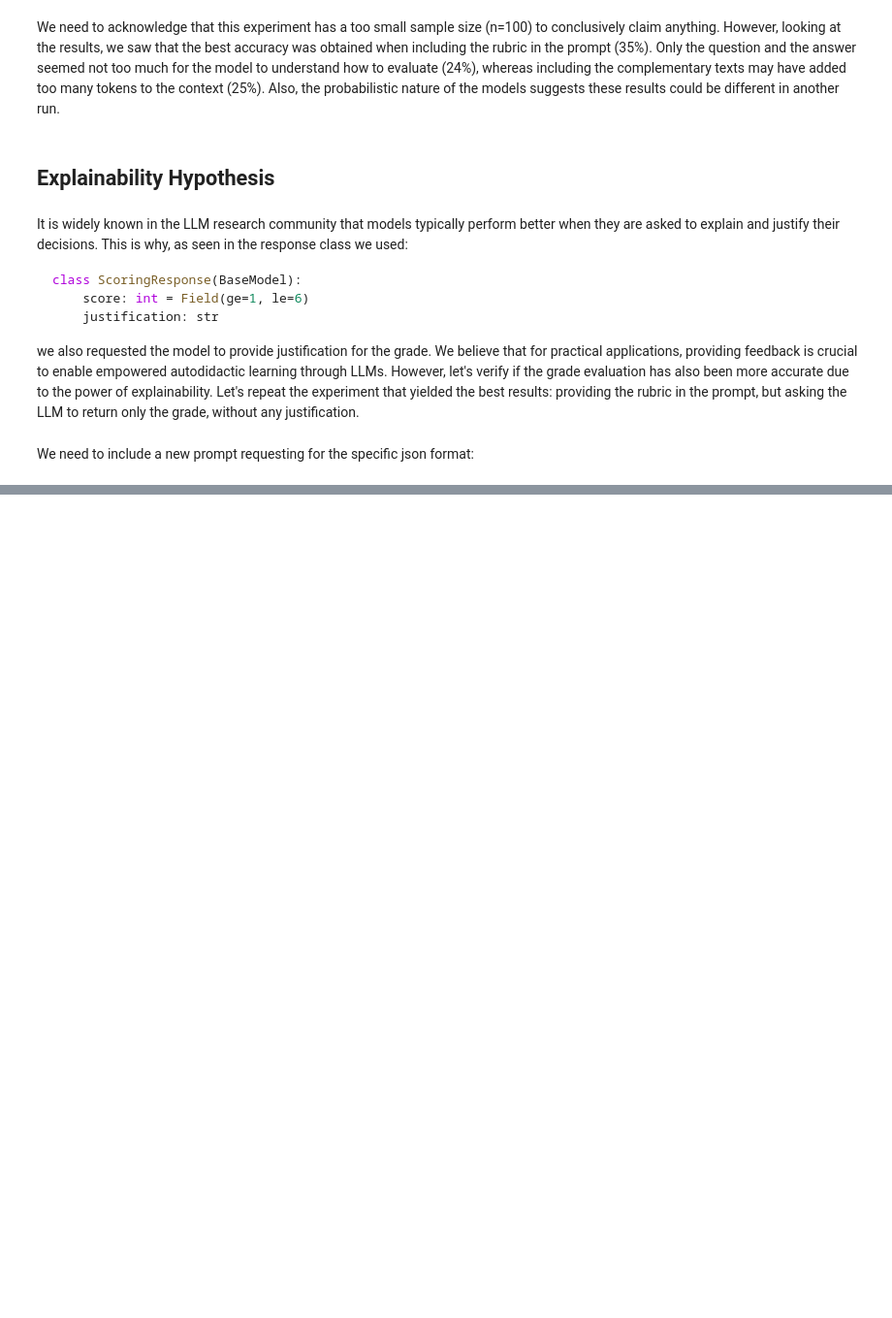
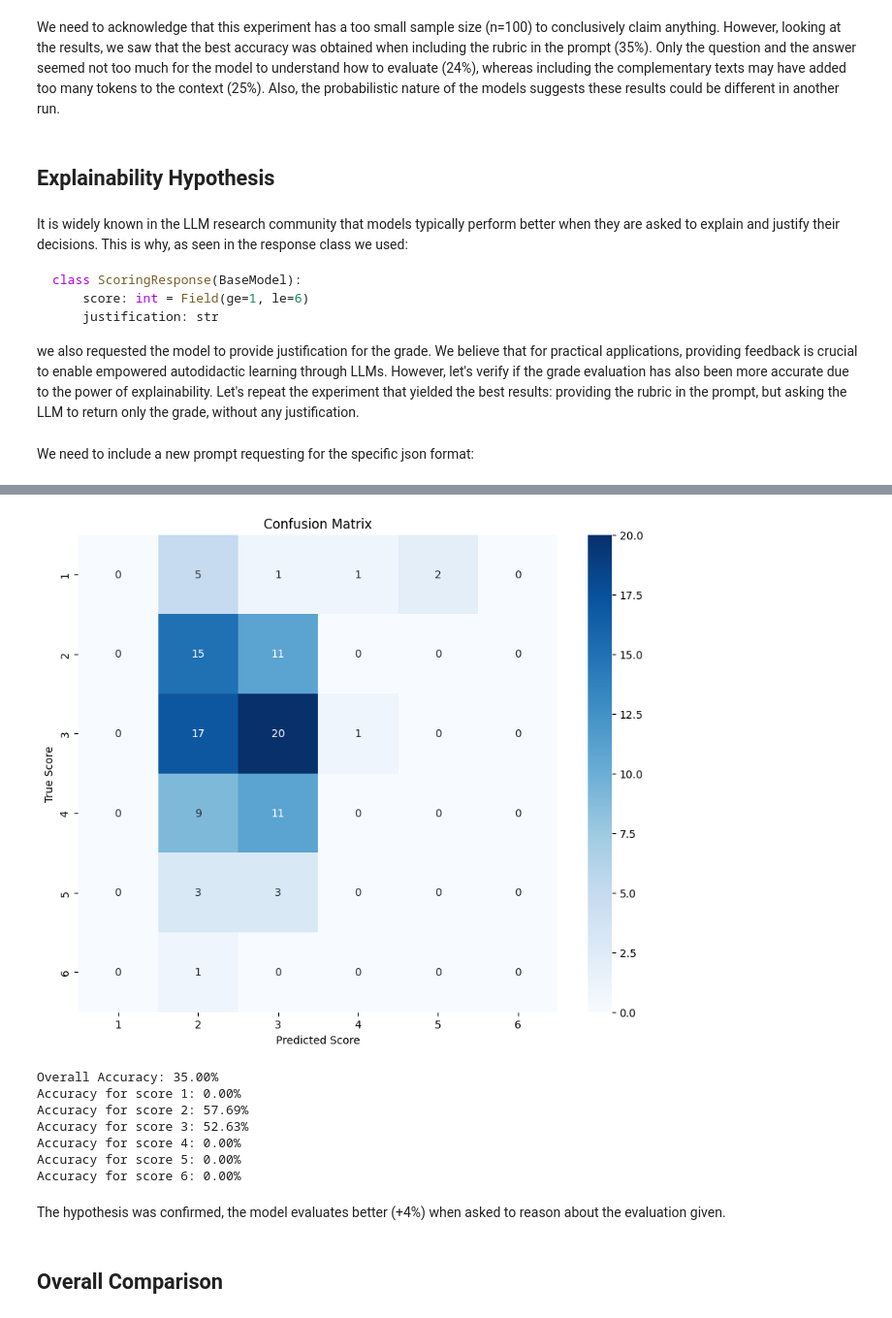
Before and after one commit to alvaro-francisco-gil/mentor-eval, a Jupyter notebook: asap2_analysis.ipynb, the cells around one changed output, grey strips where cells are left out. Shown at 97% size. Cells and saved outputs as stored; diff of their text form; code cells hidden in the pictures; blank space fills up the shorter version.

```diff
--- a/asap2_analysis.ipynb
+++ b/asap2_analysis.ipynb
@@ -571,0 +653,2 @@ TypeError: ASAP2Loader.__init__() got an unexpected keyword argument 'custom_pro
+# %%
+old_results = process_prompts_grade(old_samples)
@@ -571,0 +673,15 @@ TypeError: ASAP2Loader.__init__() got an unexpected keyword argument 'custom_pro
+# %%
+evaluate_classification(old_results, grades_samples)
+# %% [output]
+[figure, added]
+Overall Accuracy: 35.00%
+Accuracy for score 1: 0.00%
+Accuracy for score 2: 57.69%
+Accuracy for score 3: 52.63%
+Accuracy for score 4: 0.00%
+Accuracy for score 5: 0.00%
+Accuracy for score 6: 0.00%
+# %% [markdown]
+The hypothesis was confirmed, the model evaluates better (+4%) when asked to reason about the evaluation given.
+# %% [markdown]
+## Overall Comparison
```
Also changed, not shown: parts of 13 cells of this notebook.
